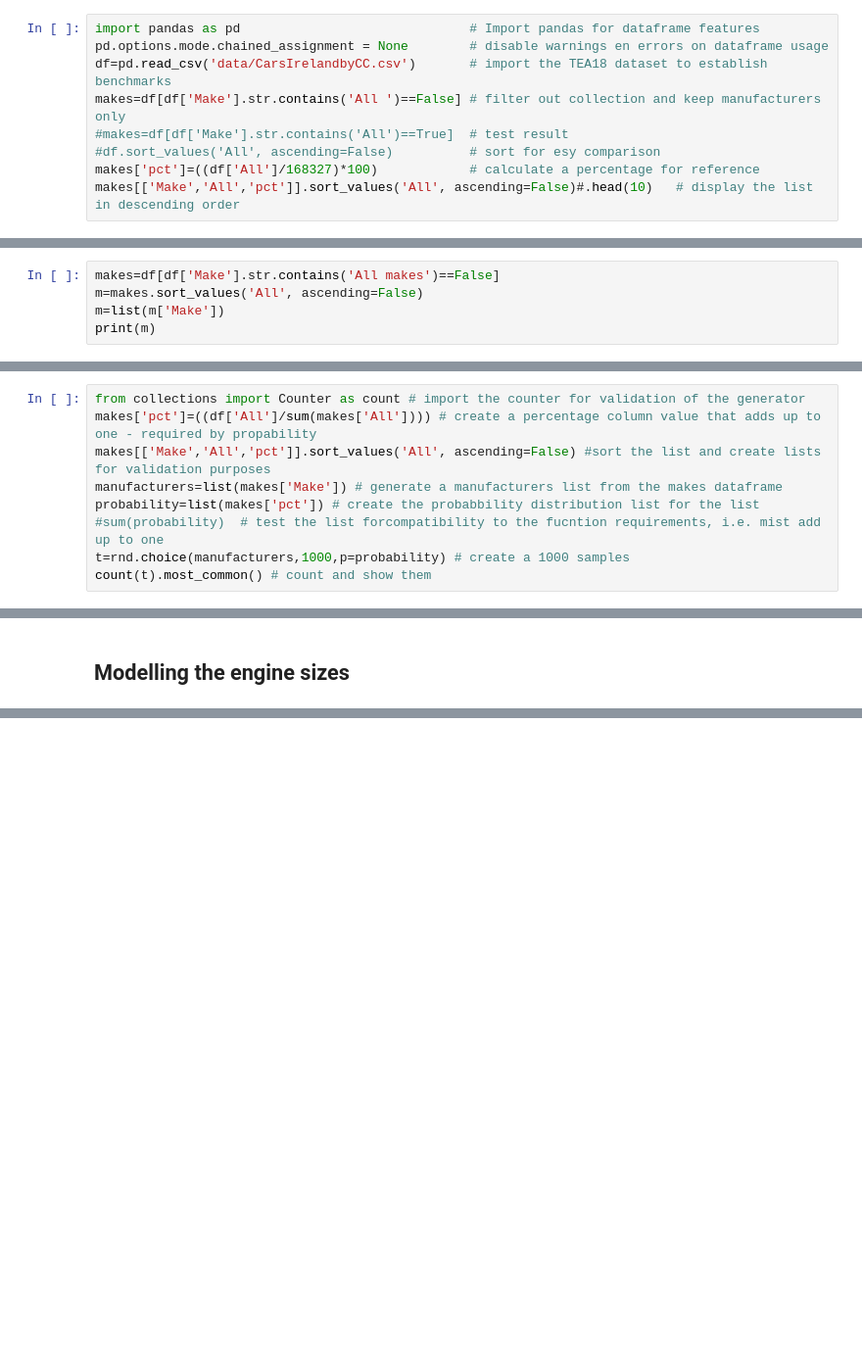
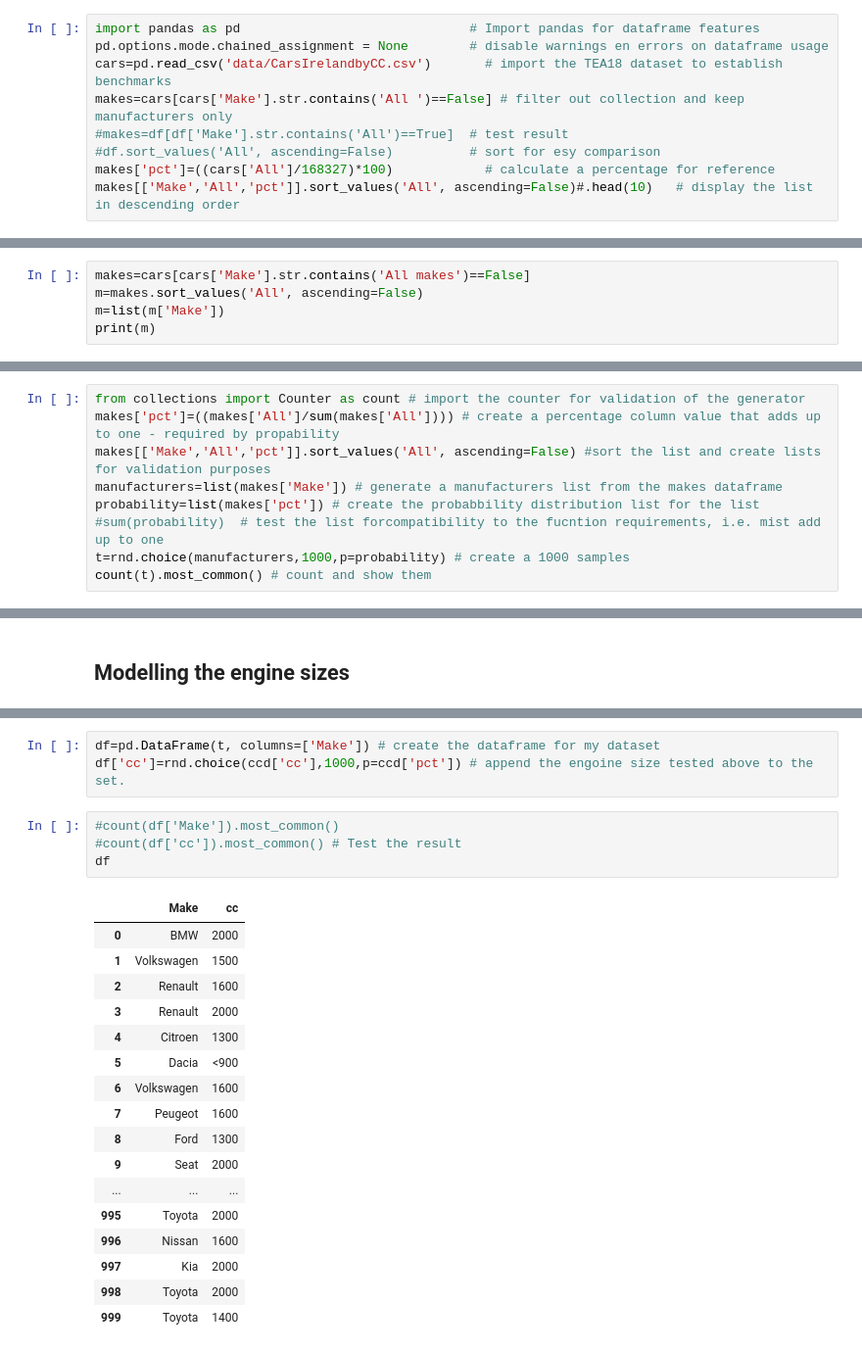
Before and after one commit to G00364778/52465_project, a Jupyter notebook: creating_a_realistic_fictional_dataset.ipynb, the cells around one changed output, grey strips where cells are left out. Shown at 98% size. Drawn from its saved outputs; the diff is of its cells as text; blank space fills up the shorter version.

```diff
--- a/creating_a_realistic_fictional_dataset.ipynb
+++ b/creating_a_realistic_fictional_dataset.ipynb
@@ -76,11 +76,11 @@ So to get an idea of where values should go, the TEA18 dataset, referenced below
 # %%
 import pandas as pd                              # Import pandas for dataframe features
 pd.options.mode.chained_assignment = None        # disable warnings en errors on dataframe usage
-df=pd.read_csv('data/CarsIrelandbyCC.csv')       # import the TEA18 dataset to establish benchmarks
-makes=df[df['Make'].str.contains('All ')==False] # filter out collection and keep manufacturers only
+cars=pd.read_csv('data/CarsIrelandbyCC.csv')       # import the TEA18 dataset to establish benchmarks
+makes=cars[cars['Make'].str.contains('All ')==False] # filter out collection and keep manufacturers only
 #makes=df[df['Make'].str.contains('All')==True]  # test result
 #df.sort_values('All', ascending=False)          # sort for esy comparison
-makes['pct']=((df['All']/168327)*100)            # calculate a percentage for reference
+makes['pct']=((cars['All']/168327)*100)            # calculate a percentage for reference
 makes[['Make','All','pct']].sort_values('All', ascending=False)#.head(10)   # display the list in descending order
 # %% [output]
 |  | Make | All | pct |
@@ -133,7 +133,7 @@ p : 1-D array-like, optional
 
 ### Determining the winners
 # %%
-makes=df[df['Make'].str.contains('All makes')==False]
+makes=cars[cars['Make'].str.contains('All makes')==False]
 m=makes.sort_values('All', ascending=False)
 m=list(m['Make'])
 print(m)
@@ -152,7 +152,7 @@ So in order to to create a realistic simulation resembling the finding a reasona
 Testing the generator and distribution results
 # %%
 from collections import Counter as count # import the counter for validation of the generator
-makes['pct']=((df['All']/sum(makes['All']))) # create a percentage column value that adds up to one - required by propability
+makes['pct']=((makes['All']/sum(makes['All']))) # create a percentage column value that adds up to one - required by propability
 makes[['Make','All','pct']].sort_values('All', ascending=False) #sort the list and create lists for validation purposes
 manufacturers=list(makes['Make']) # generate a manufacturers list from the makes dataframe
 probability=list(makes['pct']) # create the probabbility distribution list for the list
@@ -310,0 +311,25 @@ count(rnd.choice(ccd['cc'],1000,p=ccd['pct'])).most_common()
+# %%
+df=pd.DataFrame(t, columns=['Make']) # create the dataframe for my dataset
+df['cc']=rnd.choice(ccd['cc'],1000,p=ccd['pct']) # append the engoine size tested above to the set.
+# %%
+#count(df['Make']).most_common()
+#count(df['cc']).most_common() # Test the result
+df
+# %% [output]
+|  | Make | cc |
+| 0 | BMW | 2000 |
+| 1 | Volkswagen | 1500 |
+| 2 | Renault | 1600 |
+| 3 | Renault | 2000 |
+| 4 | Citroen | 1300 |
+| 5 | Dacia | <900 |
+| 6 | Volkswagen | 1600 |
+| 7 | Peugeot | 1600 |
+| 8 | Ford | 1300 |
+| 9 | Seat | 2000 |
+| ... | ... | ... |
+| 995 | Toyota | 2000 |
+| 996 | Nissan | 1600 |
+| 997 | Kia | 2000 |
+| 998 | Toyota | 2000 |
+| 999 | Toyota | 1400 |
```
Also changed, not shown: parts of 16 cells of this notebook, 1 other file.
